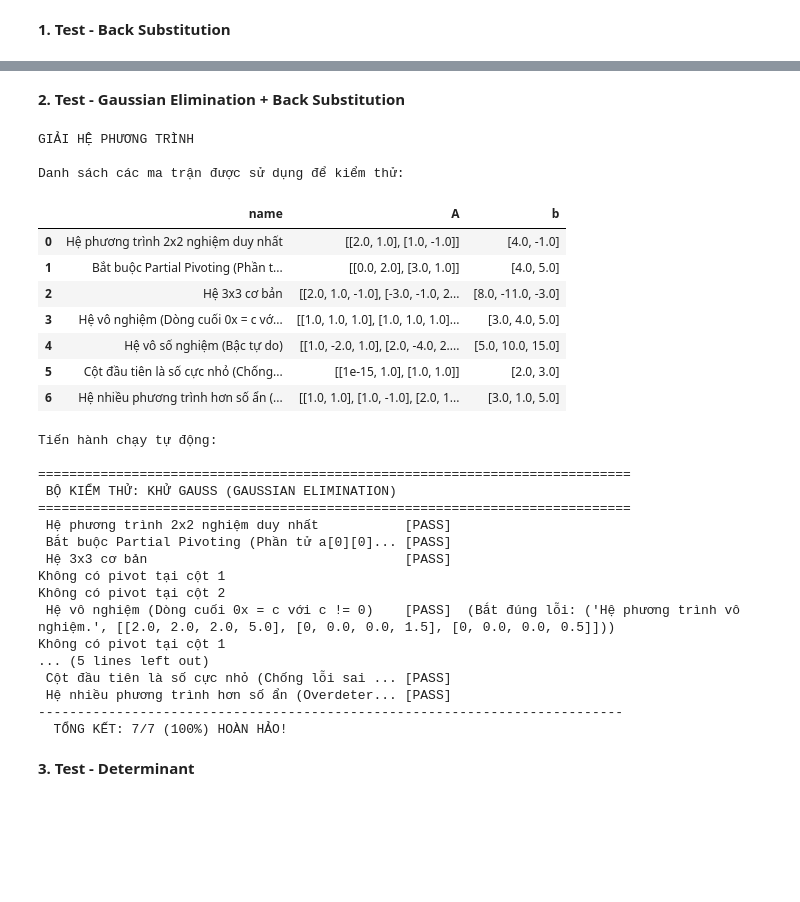
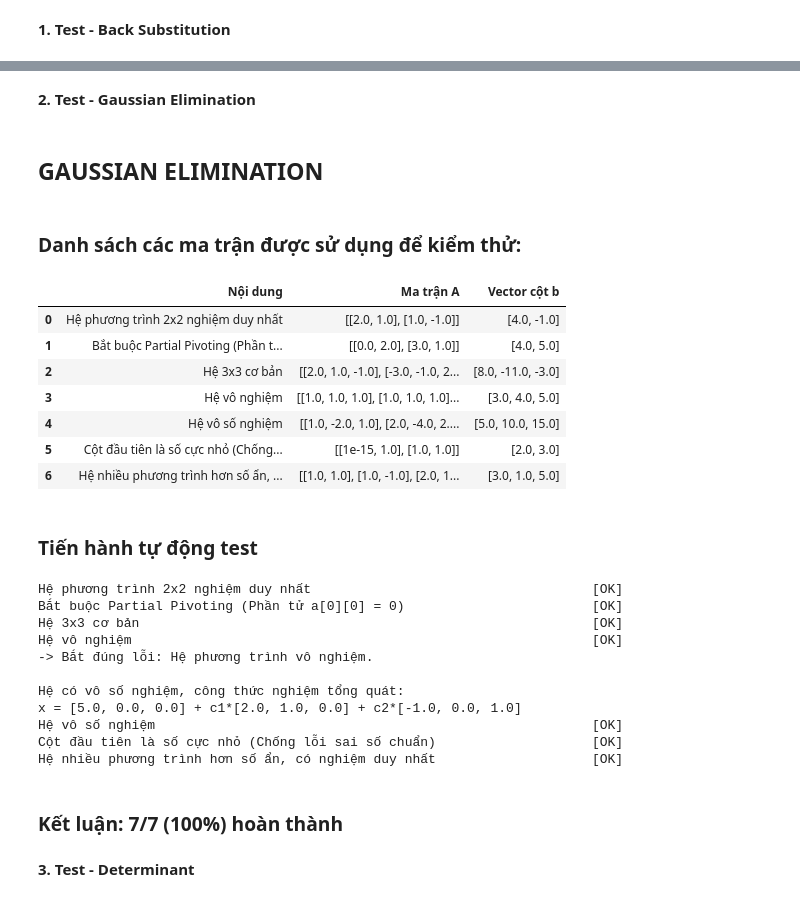
Before and after one commit to ImSoul0511/TUDTK_Project_1_Group_14_24CTT2, a Jupyter notebook: part1/part1_demo.ipynb, the cells around one changed output, grey strips where cells are left out. Drawn from its saved outputs; the diff is of its cells as text; code cells hidden in the pictures; blank space fills up the shorter version.

Commit message:
Update: Adjust notebook and printing results of part1 functions

```diff
--- a/part1/part1_demo.ipynb
+++ b/part1/part1_demo.ipynb
@@ -340,47 +312,46 @@ Tiến hành chạy tự động:
 # %% [markdown]
-**2. Test - Gaussian Elimination + Back Substitution**
+**2. Test - Gaussian Elimination**
 # %%
-print(f"\n{AutoTestReporter.COLOR_WARNING}{AutoTestReporter.STYLE_BOLD}GIẢI HỆ PHƯƠNG TRÌNH{AutoTestReporter.STYLE_RESET}")
-
-
-print("\nDanh sách các ma trận được sử dụng để kiểm thử:")
+display(Markdown("## GAUSSIAN ELIMINATION"))
+display(Markdown("### Danh sách các ma trận được sử dụng để kiểm thử:"))
 df_gauss_tests = pd.DataFrame(GAUSSIAN_ELIMINATE_TEST_CASES)
-columns_to_show = ['name', 'A', 'b']
+columns_to_show = ['Nội dung', 'Ma trận A', 'Vector cột b']
 valid_columns = [col for col in columns_to_show if col in df_gauss_tests.columns]
 
-display(df_gauss_tests[valid_columns].style.set_properties(**{'text-align': 'left', 'border': '1px solid #ddd'}))
+display(
+    df_gauss_tests[valid_columns].style.set_properties(
+        **{'text-align': 'left', 'border': '1px solid #ddd'}
+    ).set_table_styles([
+        {'selector': 'th', 'props': [('text-align', 'left'), ('border', '1px solid #ddd')]}
+    ])
+)
 
-print("\nTiến hành chạy tự động:")
+display(Markdown("### Tiến hành tự động test"))
 verify_test_gaussian_eliminate(GAUSSIAN_ELIMINATE_TEST_CASES)
 # %% [output]
+## GAUSSIAN ELIMINATION
+### Danh sách các ma trận được sử dụng để kiểm thử:
+|  | Nội dung | Ma trận A | Vector cột b |
+| 0 | Hệ phương trình 2x2 nghiệm duy nhất | [[2.0, 1.0], [1.0, -1.0]] | [4.0, -1.0] |
+| 1 | Bắt buộc Partial Pivoting (Phần t... | [[0.0, 2.0], [3.0, 1.0]] | [4.0, 5.0] |
+| 2 | Hệ 3x3 cơ bản | [[2.0, 1.0, -1.0], [-3.0, -1.0, 2... | [8.0, -11.0, -3.0] |
+| 3 | Hệ vô nghiệm | [[1.0, 1.0, 1.0], [1.0, 1.0, 1.0]... | [3.0, 4.0, 5.0] |
+| 4 | Hệ vô số nghiệm | [[1.0, -2.0, 1.0], [2.0, -4.0, 2.... | [5.0, 10.0, 15.0] |
+| 5 | Cột đầu tiên là số cực nhỏ (Chống... | [[1e-15, 1.0], [1.0, 1.0]] | [2.0, 3.0] |
+| 6 | Hệ nhiều phương trình hơn số ẩn, ... | [[1.0, 1.0], [1.0, -1.0], [2.0, 1... | [3.0, 1.0, 5.0] |
+### Tiến hành tự động test
-GIẢI HỆ PHƯƠNG TRÌNH
+Hệ phương trình 2x2 nghiệm duy nhất                                    [OK]
+Bắt buộc Partial Pivoting (Phần tử a[0][0] = 0)                        [OK]
+Hệ 3x3 cơ bản                                                          [OK]
+Hệ vô nghiệm                                                           [OK]
+-> Bắt đúng lỗi: Hệ phương trình vô nghiệm.
 
-Danh sách các ma trận được sử dụng để kiểm thử:
+Hệ có vô số nghiệm, công thức nghiệm tổng quát:
+x = [5.0, 0.0, 0.0] + c1*[2.0, 1.0, 0.0] + c2*[-1.0, 0.0, 1.0]
+Hệ vô số nghiệm                                                        [OK]
+Cột đầu tiên là số cực nhỏ (Chống lỗi sai số chuẩn)                    [OK]
+Hệ nhiều phương trình hơn số ẩn, có nghiệm duy nhất                    [OK]
-|  | name | A | b |
-| 0 | Hệ phương trình 2x2 nghiệm duy nhất | [[2.0, 1.0], [1.0, -1.0]] | [4.0, -1.0] |
-| 1 | Bắt buộc Partial Pivoting (Phần t... | [[0.0, 2.0], [3.0, 1.0]] | [4.0, 5.0] |
-| 2 | Hệ 3x3 cơ bản | [[2.0, 1.0, -1.0], [-3.0, -1.0, 2... | [8.0, -11.0, -3.0] |
-| 3 | Hệ vô nghiệm (Dòng cuối 0x = c vớ... | [[1.0, 1.0, 1.0], [1.0, 1.0, 1.0]... | [3.0, 4.0, 5.0] |
-| 4 | Hệ vô số nghiệm (Bậc tự do) | [[1.0, -2.0, 1.0], [2.0, -4.0, 2.... | [5.0, 10.0, 15.0] |
-| 5 | Cột đầu tiên là số cực nhỏ (Chống... | [[1e-15, 1.0], [1.0, 1.0]] | [2.0, 3.0] |
-| 6 | Hệ nhiều phương trình hơn số ẩn (... | [[1.0, 1.0], [1.0, -1.0], [2.0, 1... | [3.0, 1.0, 5.0] |
-Tiến hành chạy tự động:
-
-============================================================================
- BỘ KIỂM THỬ: KHỬ GAUSS (GAUSSIAN ELIMINATION)
-============================================================================
- Hệ phương trình 2x2 nghiệm duy nhất           [PASS]
- Bắt buộc Partial Pivoting (Phần tử a[0][0]... [PASS]
- Hệ 3x3 cơ bản                                 [PASS]
-Không có pivot tại cột 1
-Không có pivot tại cột 2
- Hệ vô nghiệm (Dòng cuối 0x = c với c != 0)    [PASS]  (Bắt đúng lỗi: ('Hệ phương trình vô nghiệm.', [[2.0, 2.0, 2.0, 5.0], [0, 0.0, 0.0, 1.5], [0, 0.0, 0.0, 0.5]]))
-Không có pivot tại cột 1
-... (5 lines left out)
- Cột đầu tiên là số cực nhỏ (Chống lỗi sai ... [PASS]
- Hệ nhiều phương trình hơn số ẩn (Overdeter... [PASS]
----------------------------------------------------------------------------
-  TỔNG KẾT: 7/7 (100%) HOÀN HẢO!
+### Kết luận: 7/7 (100%) hoàn thành
 # %% [markdown]
 **3. Test - Determinant**
 # %%
```
Also changed, not shown: parts of 9 cells of this notebook, 8 other files.
